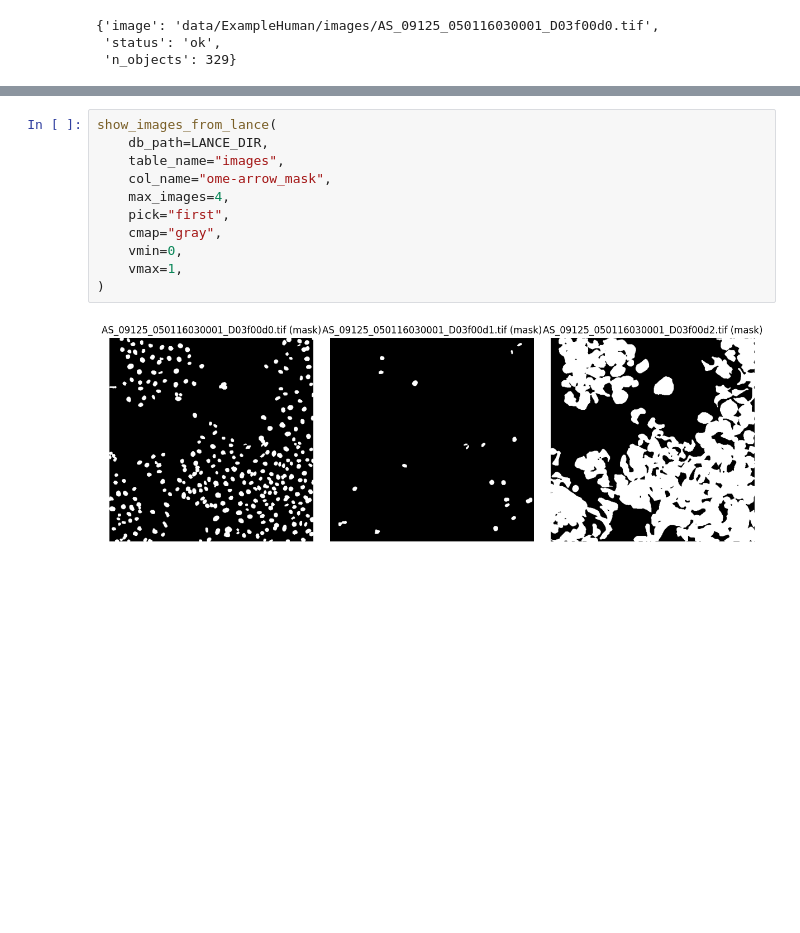
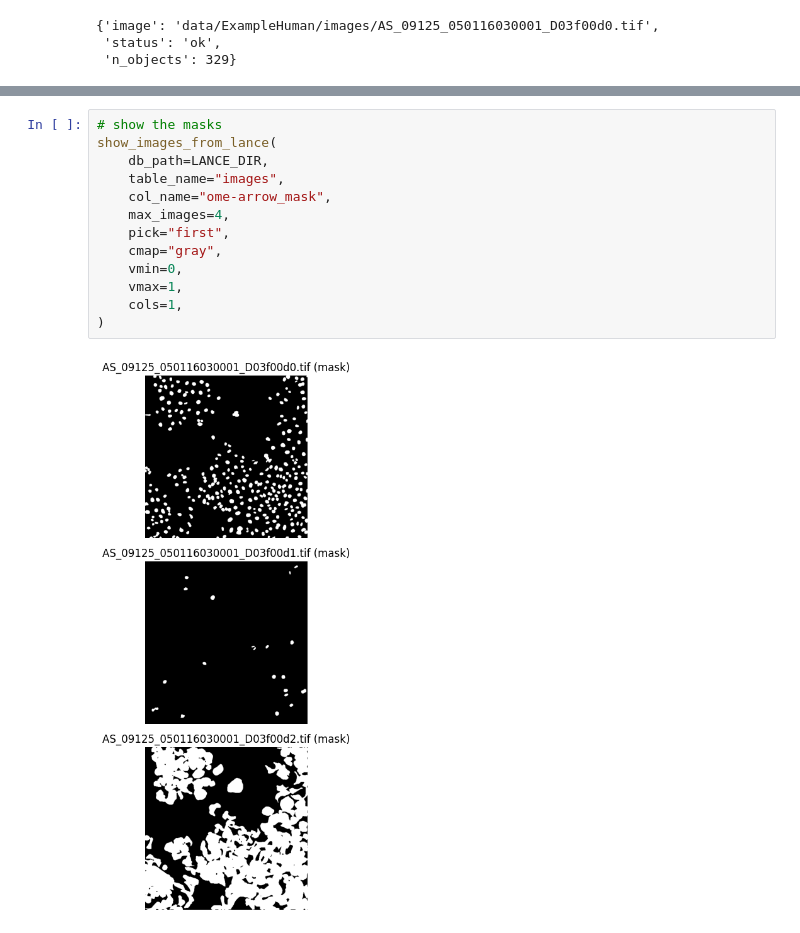
Before and after one commit to WayScience/serpula_rasa, a Jupyter notebook: src/serpula_rasa/example.ipynb, the cells around one changed output, grey strips where cells are left out. Cells and saved outputs as stored; diff of their text form; blank space fills up the shorter version.

```diff
--- a/src/serpula_rasa/example.ipynb
+++ b/src/serpula_rasa/example.ipynb
@@ -504,13 +634,15 @@ show_images_from_lance(
 # %%
+# show the masks
 show_images_from_lance(
     db_path=LANCE_DIR,
     table_name="images",
     col_name="ome-arrow_mask",
     max_images=4,
     pick="first",
     cmap="gray",
     vmin=0,
     vmax=1,
+    cols=1,
 )
 # %% [output]
-[figure, old version]
+[figure, new version]
```
Also changed, not shown: parts of 9 cells of this notebook, 7 other files.
